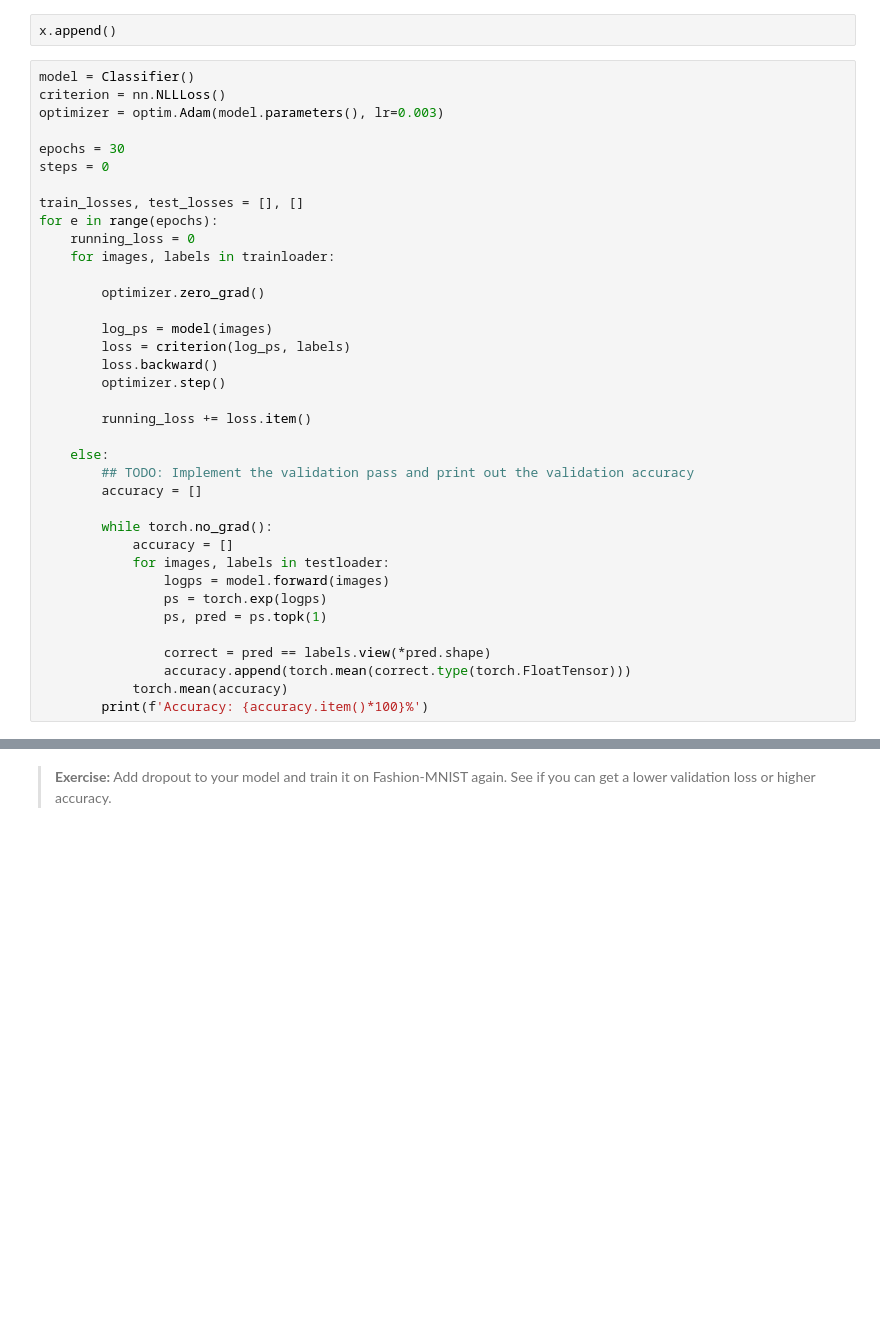
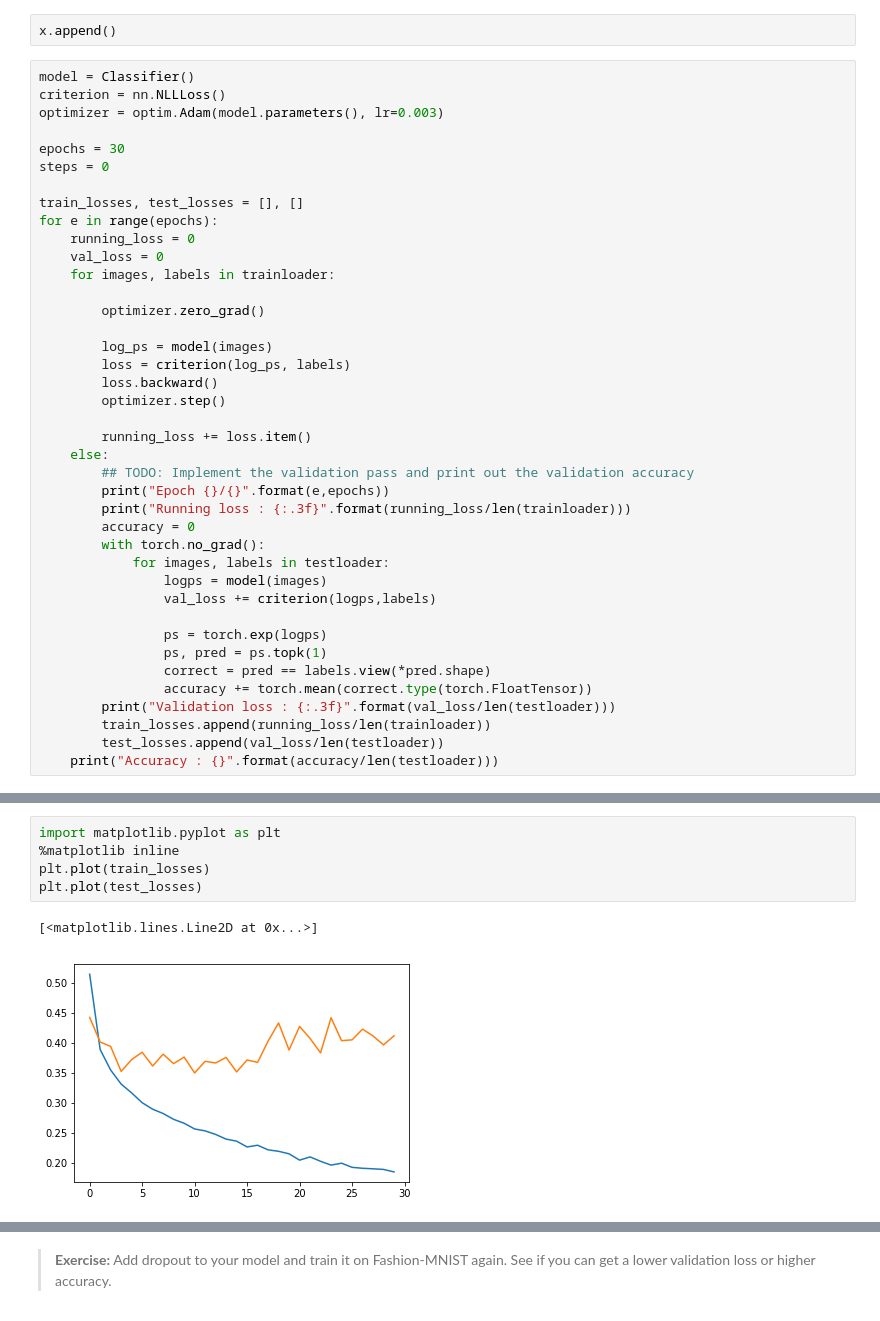
Before and after one commit to Jyothikumar-b/deep-learning-v2-pytorch, a Jupyter notebook: intro-to-pytorch/Part 5 - Inference and Validation (Exercises).ipynb, the cells around one changed output, grey strips where cells are left out. Cells and saved outputs as stored; diff of their text form; blank space fills up the shorter version.

```diff
--- a/intro-to-pytorch/Part 5 - Inference and Validation (Exercises).ipynb
+++ b/intro-to-pytorch/Part 5 - Inference and Validation (Exercises).ipynb
@@ -129,6 +129,7 @@ steps = 0
 train_losses, test_losses = [], []
 for e in range(epochs):
     running_loss = 0
+    val_loss = 0
     for images, labels in trainloader:
 
         optimizer.zero_grad()
@@ -139,20 +140,22 @@ for e in range(epochs):
         optimizer.step()
 
         running_loss += loss.item()
-
     else:
         ## TODO: Implement the validation pass and print out the validation accuracy
-        accuracy = []
+        print("Epoch {}/{}".format(e,epochs))
+        print("Running loss : {:.3f}".format(running_loss/len(trainloader)))
+        accuracy = 0
+        with torch.no_grad():
+            for images, labels in testloader:
+                logps = model(images)
+                val_loss += criterion(logps,labels)
 
-        while torch.no_grad():
-            accuracy = []
-            for images, labels in testloader:
-                logps = model.forward(images)
                 ps = torch.exp(logps)
                 ps, pred = ps.topk(1)
-
                 correct = pred == labels.view(*pred.shape)
-                accuracy.append(torch.mean(correct.type(torch.FloatTensor)))
-            torch.mean(accuracy)
-        print(f'Accuracy: {accuracy.item()*100}%')
+                accuracy += torch.mean(correct.type(torch.FloatTensor))
+        print("Validation loss : {:.3f}".format(val_loss/len(testloader)))
+        train_losses.append(running_loss/len(trainloader))
+        test_losses.append(val_loss/len(testloader))
+    print("Accuracy : {}".format(accuracy/len(testloader)))
 # %% [output]
@@ -160,3 +179,11 @@ TypeError: mean(): argument 'input' (position 1) must be Tensor, not list
+# %%
+import matplotlib.pyplot as plt
+%matplotlib inline
+plt.plot(train_losses)
+plt.plot(test_losses)
+# %% [output]
+[<matplotlib.lines.Line2D at 0x...>]
+[figure, added]
 # %% [markdown]
 ## Overfitting
 
```
Also changed, not shown: parts of 9 cells of this notebook, 1 other file.
